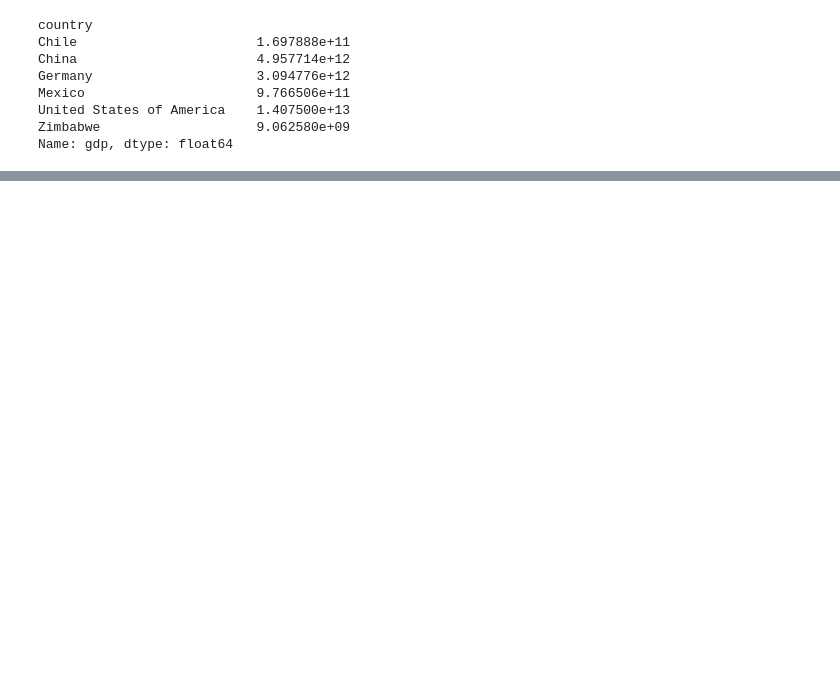
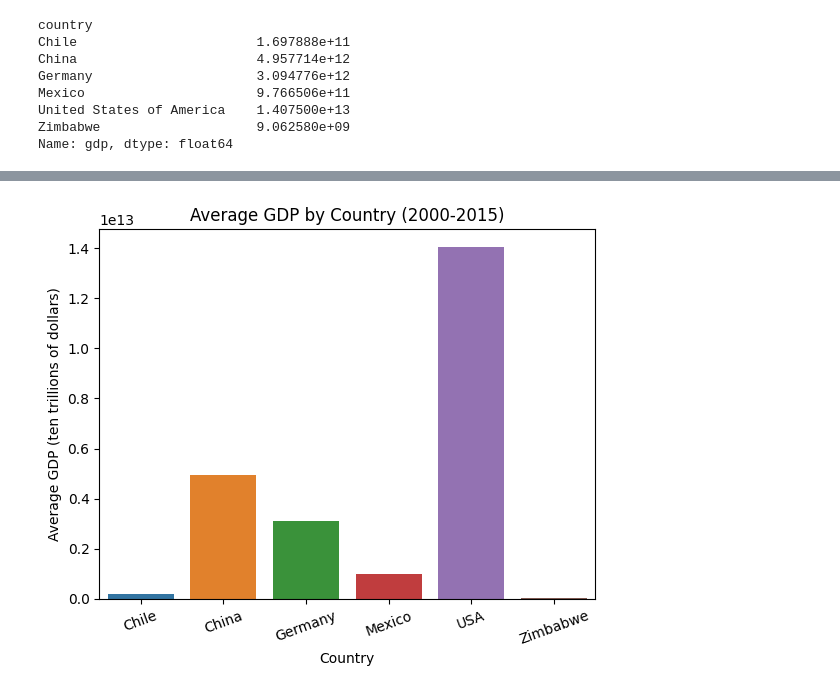
Before and after one commit to aleafonthewind42/life-expectancy-project-codecademy, a Jupyter notebook: life_expectancy_gdp.ipynb, the cells around one changed output, grey strips where cells are left out. Cells and saved outputs as stored; diff of their text form; code cells hidden in the pictures; blank space fills up the shorter version.

```diff
--- a/life_expectancy_gdp.ipynb
+++ b/life_expectancy_gdp.ipynb
@@ -47,0 +48,11 @@ Name: gdp, dtype: float64
+# %%
+gdp_means = data.groupby('country').gdp.mean().reset_index()
+
+sns.barplot(data = gdp_means, x = 'country', y = 'gdp')
+plt.xticks(rotation = 20)
+plt.xlabel('Country')
+plt.ylabel('Average GDP (ten trillions of dollars)')
+plt.title("Average GDP by Country (2000-2015)")
+plt.show()
+# %% [output]
+[figure, added]
```
Also changed, not shown: parts of 18 cells of this notebook.
